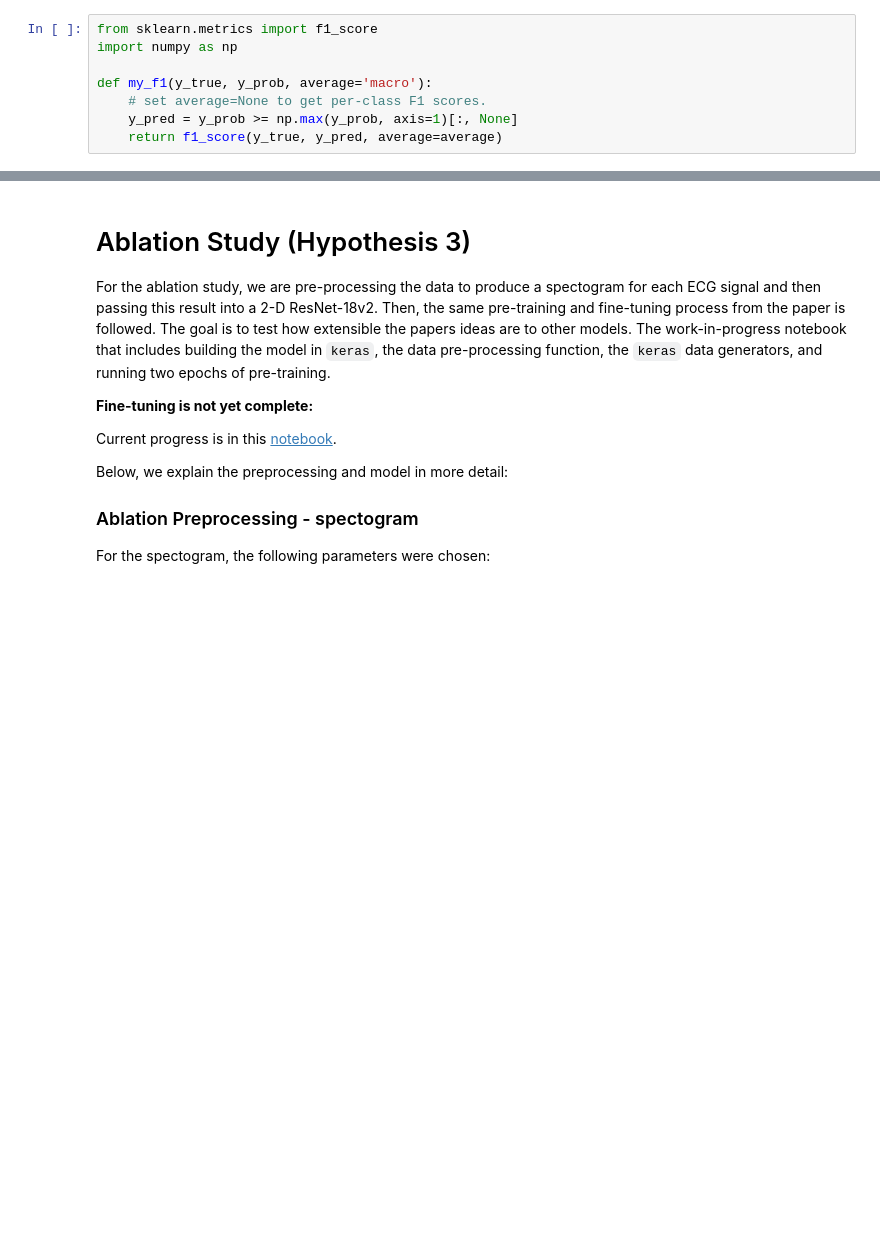
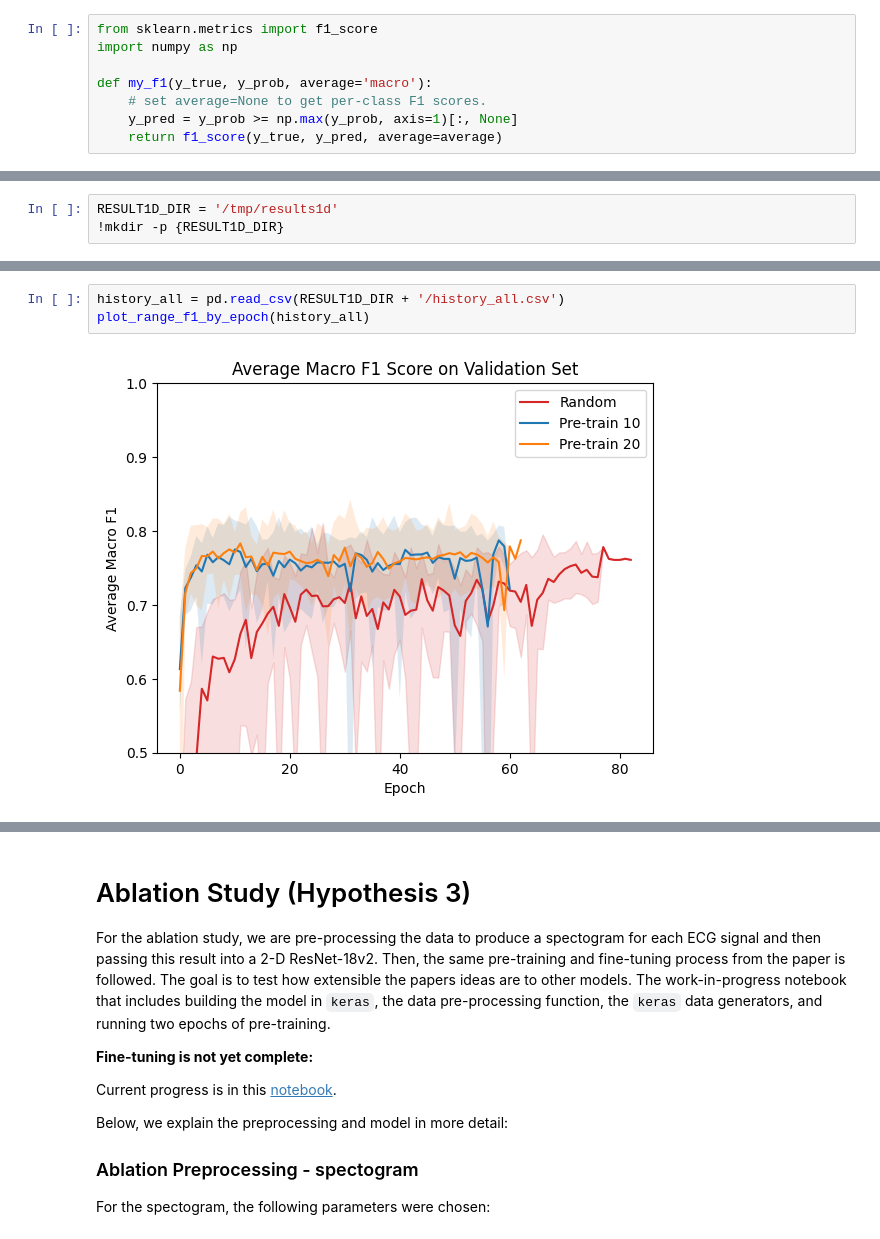
Before and after one commit to myles-i/DLH_TransferLearning, a Jupyter notebook: report/DL4H_Team_1.ipynb, the cells around one changed output, grey strips where cells are left out. Drawn from its saved outputs; the diff is of its cells as text; blank space fills up the shorter version.

Commit message:
udpate result section

```diff
--- a/report/DL4H_Team_1.ipynb
+++ b/report/DL4H_Team_1.ipynb
@@ -891,0 +913,3 @@ def my_f1(y_true, y_prob, average='macro'):
+# %%
+RESULT1D_DIR = '/tmp/results1d'
+!mkdir -p {RESULT1D_DIR}
@@ -891,0 +1007,5 @@ def my_f1(y_true, y_prob, average='macro'):
+# %%
+history_all = pd.read_csv(RESULT1D_DIR + '/history_all.csv')
+plot_range_f1_by_epoch(history_all)
+# %% [output]
+[figure, added]
```
Also changed, not shown: parts of 22 cells of this notebook.
